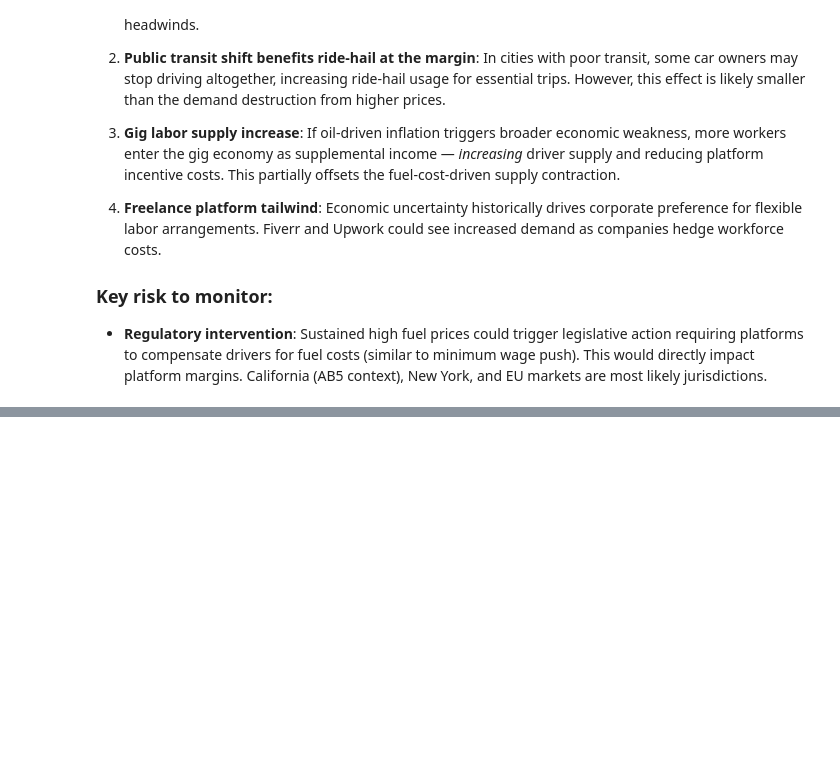
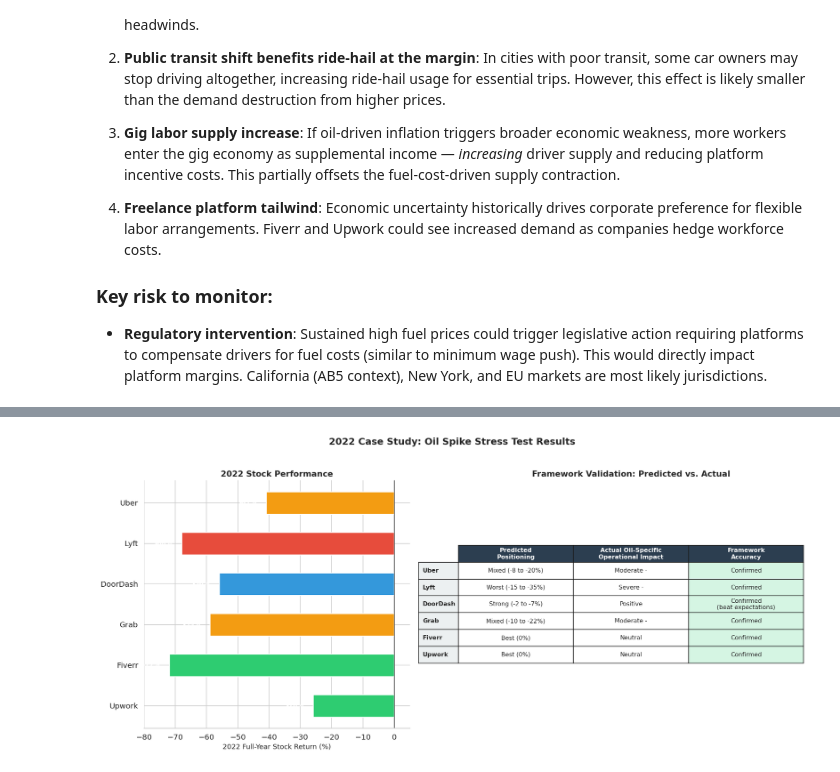
Before and after one commit to ms4674/Equity-research, a Jupyter notebook: oil-price-impact-gig-economy.ipynb, the cells around one changed output, grey strips where cells are left out. Drawn from its saved outputs; the diff is of its cells as text; code cells hidden in the pictures; blank space fills up the shorter version.

```diff
--- a/oil-price-impact-gig-economy.ipynb
+++ b/oil-price-impact-gig-economy.ipynb
@@ -466,0 +554,90 @@ plt.show()
+# %%
+platforms_2022 = ["Uber", "Lyft", "DoorDash", "Grab", "Fiverr", "Upwork"]
+
+predicted_positioning = ["Mixed\n(ride-hail pain,\ndelivery offset)", "Worst\n(pure ride-hail,\nno offset)", "Strong\n(short distances,\nsubstitution)", "Mixed\n(diversified,\nEM sensitivity)", "Best\n(zero exposure)", "Best\n(zero exposure)"]
+
+# Approximate 2022 full-year stock performance (Jan 3 → Dec 30)
+stock_return_2022 = [-41, -68, -56, -59, -72, -26]
+
+# Key operational metric: did the business actually deteriorate from oil specifically?
+oil_specific_impact = [
+    "Fuel surcharge offset cost;\nUber Eats hedged ride-hail",
+    "Driver supply crisis;\n$70M+ EBITDA miss vs Street",
+    "Raised guidance;\n'no consumer slowdown'",
+    "Delivery broke even early;\nrecord Q2 revenue",
+    "No oil impact;\nmacro/SMB slowdown only",
+    "No oil impact;\n23% revenue growth",
+]
+
+fig, (ax1, ax2) = plt.subplots(1, 2, figsize=(16, 7), gridspec_kw={"width_ratios": [1, 1.3]})
+
+# Left panel: stock returns
+colors_stock = ["#f39c12", "#e74c3c", "#3498db", "#f39c12", "#2ecc71", "#2ecc71"]
+bars = ax1.barh(platforms_2022, stock_return_2022, color=colors_stock, edgecolor="white", linewidth=1.5, height=0.55)
+for bar, ret in zip(bars, stock_return_2022):
+    ax1.text(bar.get_width() - 3, bar.get_y() + bar.get_height() / 2, f"{ret}%", va="center", ha="right", fontsize=10, fontweight="bold", color="white")
+ax1.set_xlabel("2022 Full-Year Stock Return (%)", fontsize=11)
+ax1.set_title("2022 Stock Performance", fontsize=13, fontweight="bold")
+ax1.axvline(x=0, color="black", linewidth=0.8)
+ax1.set_xlim(-80, 5)
+ax1.invert_yaxis()
+sns.despine(ax=ax1, left=True)
+
+# Right panel: framework validation
+cell_colors = []
+operational_outcomes = [
+    "Moderate -",
+    "Severe -",
+    "Positive",
+    "Moderate -",
+    "Neutral",
+    "Neutral",
+]
+predicted_labels = [
+    "Mixed (-8 to -20%)",
+    "Worst (-15 to -35%)",
+    "Strong (-2 to -7%)",
+    "Mixed (-10 to -22%)",
+    "Best (0%)",
+    "Best (0%)",
+]
+accuracy = [
+    "Confirmed",
+    "Confirmed",
+    "Confirmed\n(beat expectations)",
+    "Confirmed",
+    "Confirmed",
+    "Confirmed",
+]
+
+table_data = list(zip(predicted_labels, operational_outcomes, accuracy))
+table = ax2.table(
+    cellText=table_data,
+    rowLabels=platforms_2022,
+    colLabels=["Predicted\nPositioning", "Actual Oil-Specific\nOperational Impact", "Framework\nAccuracy"],
+    loc="center",
+    cellLoc="center",
+)
+table.auto_set_font_size(False)
+table.set_fontsize(9.5)
+table.scale(1.0, 2.2)
+
+for (row, col), cell in table.get_celld().items():
+    if row == 0:
+        cell.set_facecolor("#2c3e50")
+        cell.set_text_props(color="white", fontweight="bold")
+    elif col == -1:
+        cell.set_facecolor("#ecf0f1")
+        cell.set_text_props(fontweight="bold")
+    elif col == 2:
+        cell.set_facecolor("#d5f5e3")
+
+ax2.set_title("Framework Validation: Predicted vs. Actual", fontsize=13, fontweight="bold")
+ax2.axis("off")
+
+plt.suptitle("2022 Case Study: Oil Spike Stress Test Results", fontsize=15, fontweight="bold", y=1.02)
+plt.tight_layout()
+plt.savefig("2022_case_study.png", bbox_inches="tight")
+plt.show()
+# %% [output]
+[figure, added]
```
Also changed, not shown: parts of 5 cells of this notebook, 2 other files.
